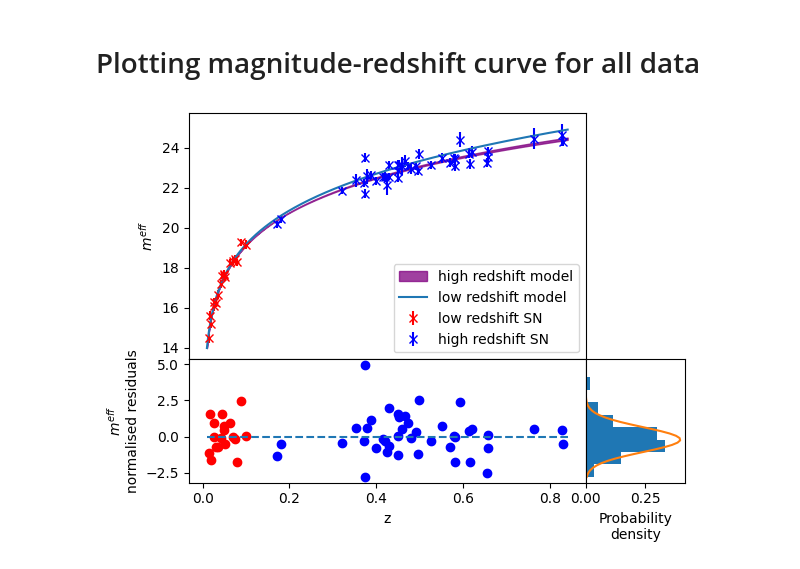
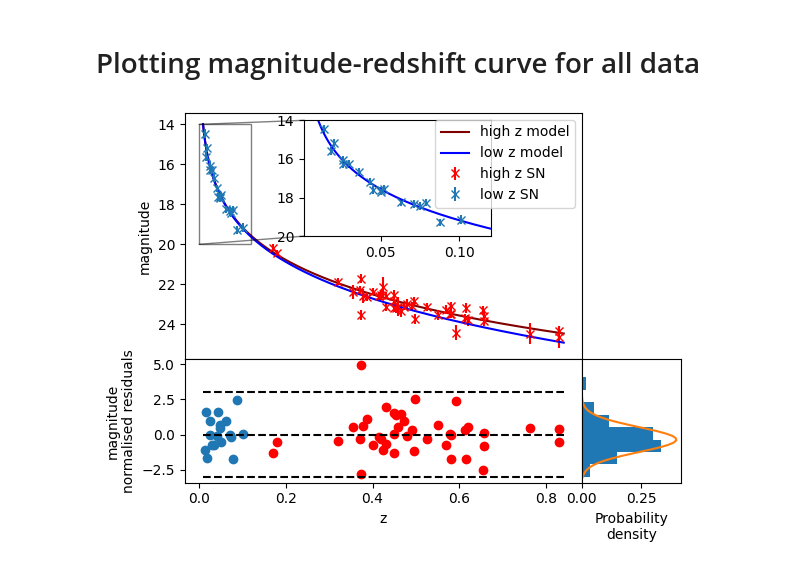
Before and after one commit to LightningMinion/Supernova-Cosmology, a Jupyter notebook: main-code v4.ipynb, the cells around one changed output. Cells and saved outputs as stored; diff of their text form; code cells hidden in the pictures.

Commit message:
updated graphs, calculate reduced chisq
I have updated the mag-redshift graph to have a zoomed in inset for the low z region, and the code also now explicitly calculates the reduced chi-squared value

```diff
--- a/main-code v4.ipynb
+++ b/main-code v4.ipynb
@@ -237,8 +237,6 @@ Dark energy energy density is then 0.72 +/- 0.05
 # %% [markdown]
 # Plotting magnitude-redshift curve for all data
 # %%
-def zero_funct(x):
-    return 0*x
 trial_z = np.linspace(0.01, 0.84, 1000)
 trial_mag_near = mag_model_near(trial_z, LPeakLambda)
 trial_mag = np.zeros(len(trial_z))
@@ -250,43 +248,60 @@ for trial_redshift in trial_z:
     trial_mag_lower[i3] = mag_model(trial_redshift, OmegaLambdaLower)
     trial_mag_upper[i3] = mag_model(trial_redshift, OmegaLambdaUpper)
     i3 += 1
 norm_resid_near = np.zeros(len(sn_z_near))
 i4 = 0
 for trial_redshift2 in sn_z_near:
     norm_resid_near[i4] = (sn_mag_near[i4] - mag_model(trial_redshift2, OmegaLambda))/sn_mag_err_near[i4]
     i4 += 1
 norm_resid_far = np.zeros(len(sn_z_far))
 i5 = 0
 for trial_redshift3 in sn_z_far:
     norm_resid_far[i5] = (sn_mag_far[i5] - mag_model(trial_redshift3, OmegaLambda))/sn_mag_err_far[i5]
     i5 += 1
 norm_resid = np.concatenate((norm_resid_near, norm_resid_far))
 
 fig, axs = plt.subplots(2, 2, width_ratios=[4,1], height_ratios=[2,1])
 #ax4 = fig.add_subplot()
-axs[0,0].errorbar(sn_z_near, sn_mag_near, yerr=sn_mag_err_near, marker = "x", linestyle = 'None', color = "red", label = "low redshift SN")
-axs[0,0].errorbar(sn_z_far, sn_mag_far, yerr = sn_mag_err_far, marker = "x", linestyle = "None", color = "blue", label = "high redshift SN")
-#axs[0,0].plot(trial_z, trial_mag, color = "purple")
-axs[0,0].fill_between(trial_z, trial_mag_lower, trial_mag_upper, color = "purple", alpha = 0.75, label = "high redshift model")
+axs[0,0].plot(trial_z, trial_mag, color = "maroon", label = "high z model")
+axs[0,0].errorbar(sn_z_far, sn_mag_far, yerr = sn_mag_err_far, marker = "x", linestyle = "None", color = "red", label = "high z SN")
+axs[0,0].plot(trial_z, trial_mag_near, label = "low z model", color = "blue")
+axs[0,0].errorbar(sn_z_near, sn_mag_near, yerr=sn_mag_err_near, marker = "x", linestyle = 'None', label = "low z SN")
+#axs[0,0].fill_between(trial_z, trial_mag_lower, trial_mag_upper, color = "purple", alpha = 0.75, label = "high z model")
 #axs[0].errorbar(sn_z_far, sn_mag_far, yerr=sn_mag_err_far, marker = "x", linestyle = 'None', color = "blue", label = "distant SN")
-axs[1,0].scatter(sn_z_near, norm_resid_near, color = "red")
-axs[1,0].scatter(sn_z_far, norm_resid_far, color = "blue")
-axs[1,0].plot(trial_z, zero_funct(trial_z), linestyle = "dashed")
-axs[0,0].plot(trial_z, trial_mag_near, label = "low redshift model")
+axs[1,0].scatter(sn_z_near, norm_resid_near)
+axs[1,0].scatter(sn_z_far, norm_resid_far, color = "red")
+#axs[1,0].hlines(1,0,0.9, linestyle = "--", clip_on = False)
+#axs[1,0].hlines(2,0,0.9, linestyle = "--")
+axs[1,0].hlines(3,0.01,0.84, linestyle = "--", color = "black")
+#axs[1,0].hlines(-1,0,0.9, linestyle = "--")
+#axs[1,0].hlines(-2,0,0.9, linestyle = "--")
+axs[1,0].hlines(-3,0.01,0.84, linestyle = "--", color = "black")
+axs[1,0].hlines(0,0.01,0.84, linestyle = "--", color = "black")
 axs[1,0].set_xlabel("z")
-axs[0,0].set_ylabel("${m^{eff}}$")
-axs[1,0].set_ylabel("${m^{eff}}$\nnormalised residuals")
+axs[0,0].set_ylabel("magnitude")
+axs[1,0].set_ylabel("magnitude\nnormalised residuals")
 fig.subplots_adjust(hspace=0)
 fig.subplots_adjust(wspace=0)
-axs[0,0].legend()
-#axs[0,0].invert_yaxis()
+axs[0,0].invert_yaxis()
 axs[0,1].remove()
 axs[1,1].get_yaxis().set_visible(False)
 axs[1,1].hist(norm_resid, density = True, orientation = u'horizontal', bins = range(-3,6))
 xs = np.linspace(-3,6)
 axs[1,1].plot(scp.stats.norm.pdf(xs, 0, 1), xs)
 axs[1,1].set_xlabel("Probability\ndensity")
+# inset Axes....
+z1, z2, m1, m2 = 0.001, 0.12, 14, 20  # subregion of the original image
+ax4 = axs[0,0].inset_axes(
+    [0.3, 0.5, 0.47, 0.47],
+    xlim=(z1, z2), ylim=(m1, m2))
+axs[0,0].indicate_inset_zoom(ax4, edgecolor="black")
+extent = (0,1,14,26)
+ax4.invert_yaxis()
+ax4.errorbar(sn_z_near, sn_mag_near, yerr=sn_mag_err_near, marker = "x", linestyle = 'None')
+ax4.plot(trial_z, trial_mag_near, color = "blue")
+axs[0,0].legend()
+#axs[0,0].set_figwidth(1)
 plt.savefig("effMagAll-redshift-normResid-graph", bbox_inches = "tight")
 plt.show()
 # %% [output]
-[figure, old version]
+[figure, new version]
```
Also changed, not shown: parts of 2 cells of this notebook, 1 other file.
